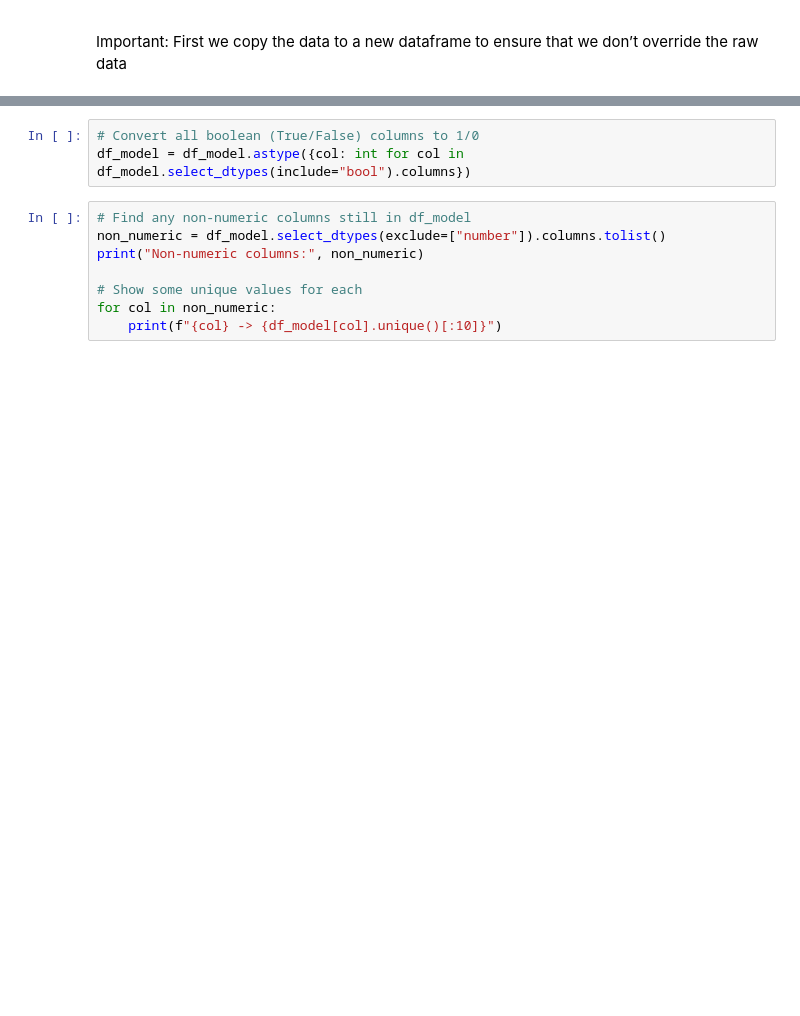
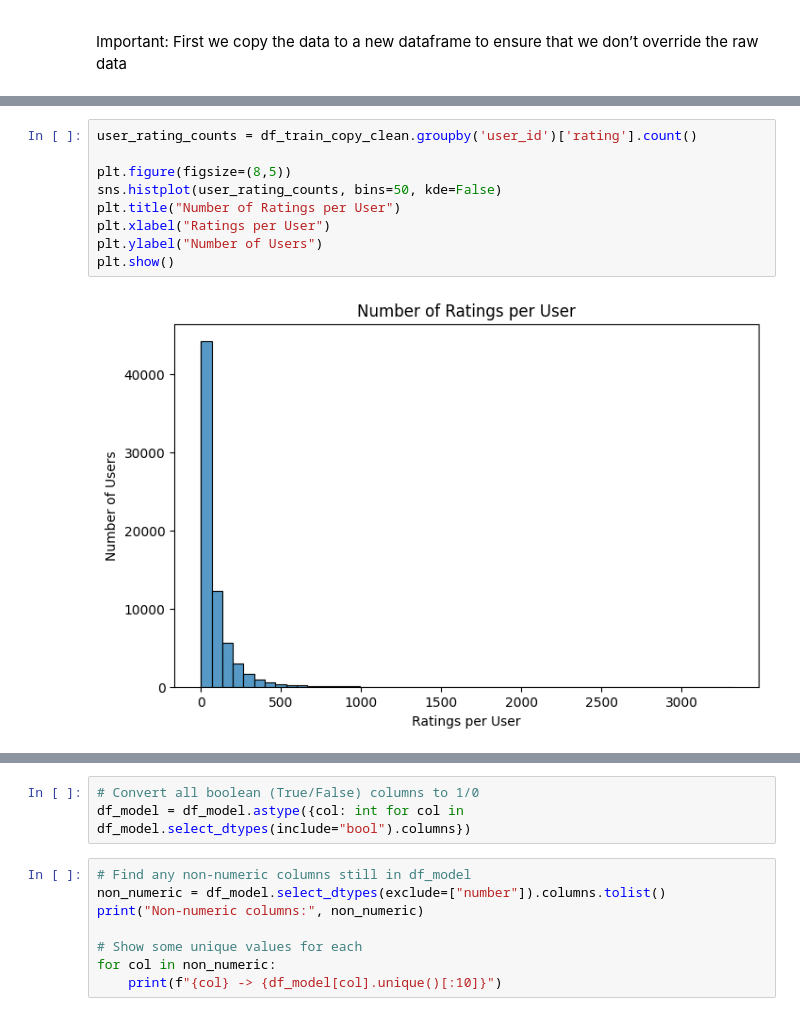
Before and after one commit to TiffanyWatt/Unsupervised_Learning_Project, a Jupyter notebook: Unsupervised_Learning_Project.ipynb, the cells around one changed output, grey strips where cells are left out. Saved outputs shown, nothing was run; the diff lists cells and outputs as text; blank space fills up the shorter version.

```diff
--- a/Unsupervised_Learning_Project.ipynb
+++ b/Unsupervised_Learning_Project.ipynb
@@ -1142,0 +505,11 @@ Final shapes -> X: (1000, 140) | y: (1000,)
+# %%
+user_rating_counts = df_train_copy_clean.groupby('user_id')['rating'].count()
+
+plt.figure(figsize=(8,5))
+sns.histplot(user_rating_counts, bins=50, kde=False)
+plt.title("Number of Ratings per User")
+plt.xlabel("Ratings per User")
+plt.ylabel("Number of Users")
+plt.show()
+# %% [output]
+[figure, added]
```
Also changed, not shown: parts of 132 cells of this notebook.
